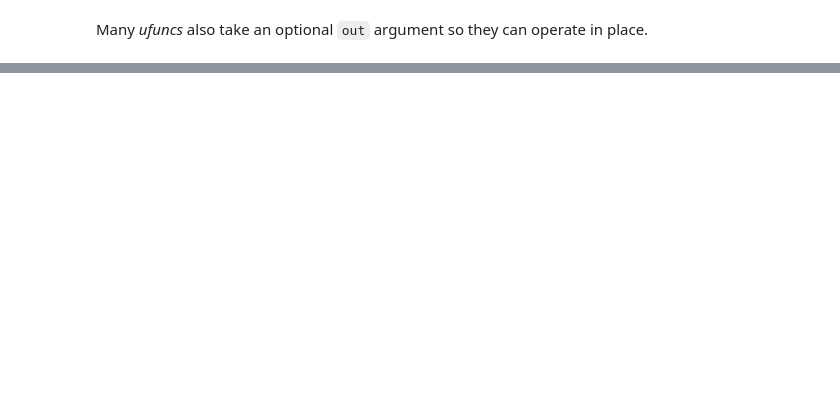
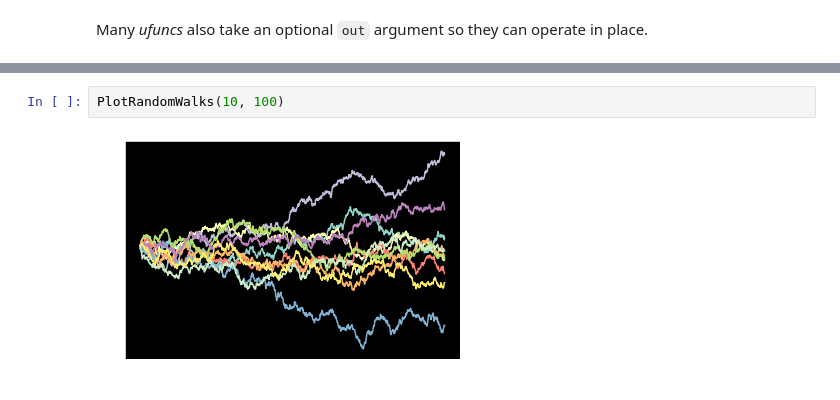
Before and after one commit to jhrcook/100DaysOfPython, a Jupyter notebook: PythonForDataAnalysis/pfda_ch4.ipynb, the cells around one changed output, grey strips where cells are left out. Cells and saved outputs as stored; diff of their text form; blank space fills up the shorter version.

```diff
--- a/PythonForDataAnalysis/pfda_ch4.ipynb
+++ b/PythonForDataAnalysis/pfda_ch4.ipynb
@@ -485,0 +870,4 @@ array([1.17925017,        nan, 1.77156741,        nan,        nan,
+# %%
+PlotRandomWalks(10, 100)
+# %% [output]
+[figure, added]
```
Also changed, not shown: parts of 88 cells of this notebook, 23 other files.
